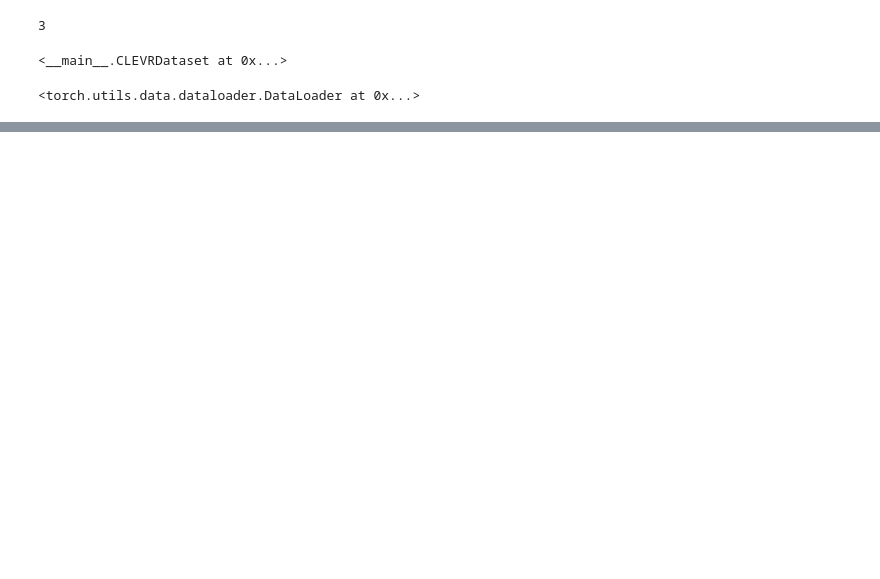
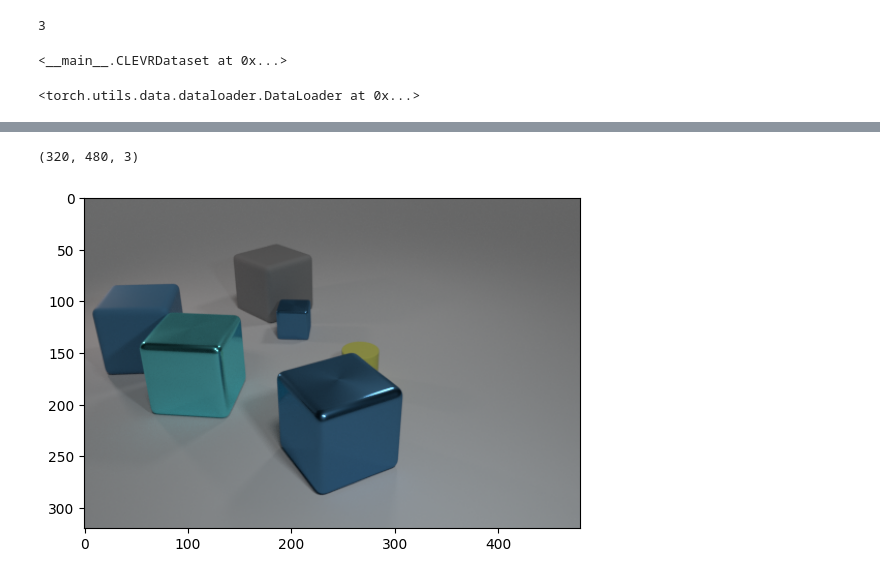
Before and after one commit to smb-h/iirbctf, a Jupyter notebook: notebooks/faster_rcnn_torch.ipynb, the cells around one changed output, grey strips where cells are left out. Saved outputs shown, nothing was run; the diff lists cells and outputs as text; code cells hidden in the pictures; blank space fills up the shorter version.

Commit message:
:construction: update(model): Updating model
Fine tunning Faster-RCNN

```diff
--- a/notebooks/faster_rcnn_torch.ipynb
+++ b/notebooks/faster_rcnn_torch.ipynb
@@ -137,6 +145,3 @@ Objects:
          behind [-0.754490315914154, 0.6563112735748291, 0.0]
          below [-0.0, -0.0, -1.0]
          left [-0.6563112735748291, -0.7544902563095093, 0.0]
-# %%
-for k, v in y_train[0]['objects'][0].items():
-    print("\t", k, v)
@@ -1108,0 +1111,13 @@ NameError: name 'train_losses' is not defined
+# %%
+# Test model
+model.eval()
+
+test_img = dataset_base_path + 'images/testA/' + random.choice(os.listdir(dataset_base_path + 'images/testA'))
+# test model with test_img
+test_img = cv2.imread(test_img)
+print(test_img.shape)
+plt.imshow(test_img)
+plt.show()
+# %% [output]
+(320, 480, 3)
+[figure, added]
```
Also changed, not shown: parts of 20 cells of this notebook, 3 other files.
